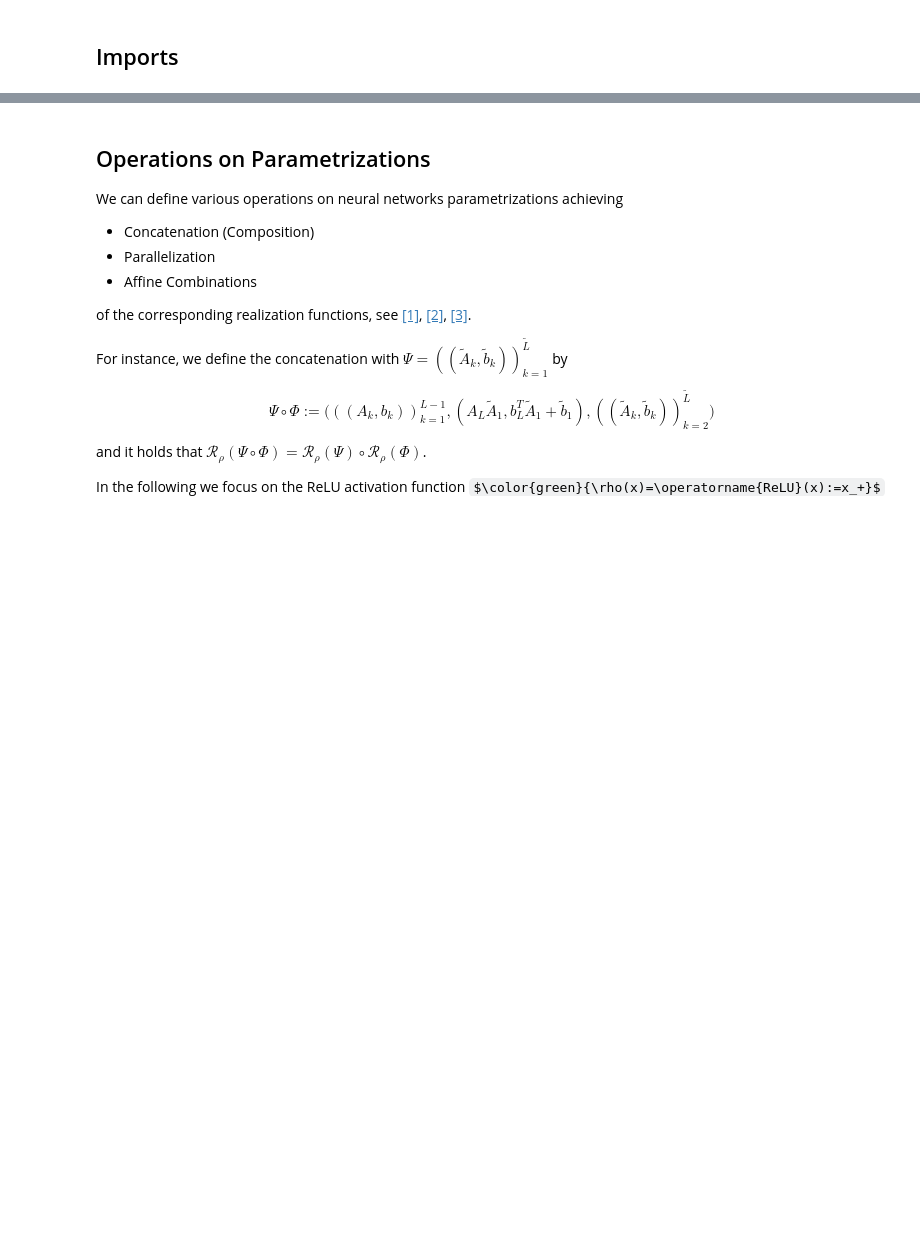
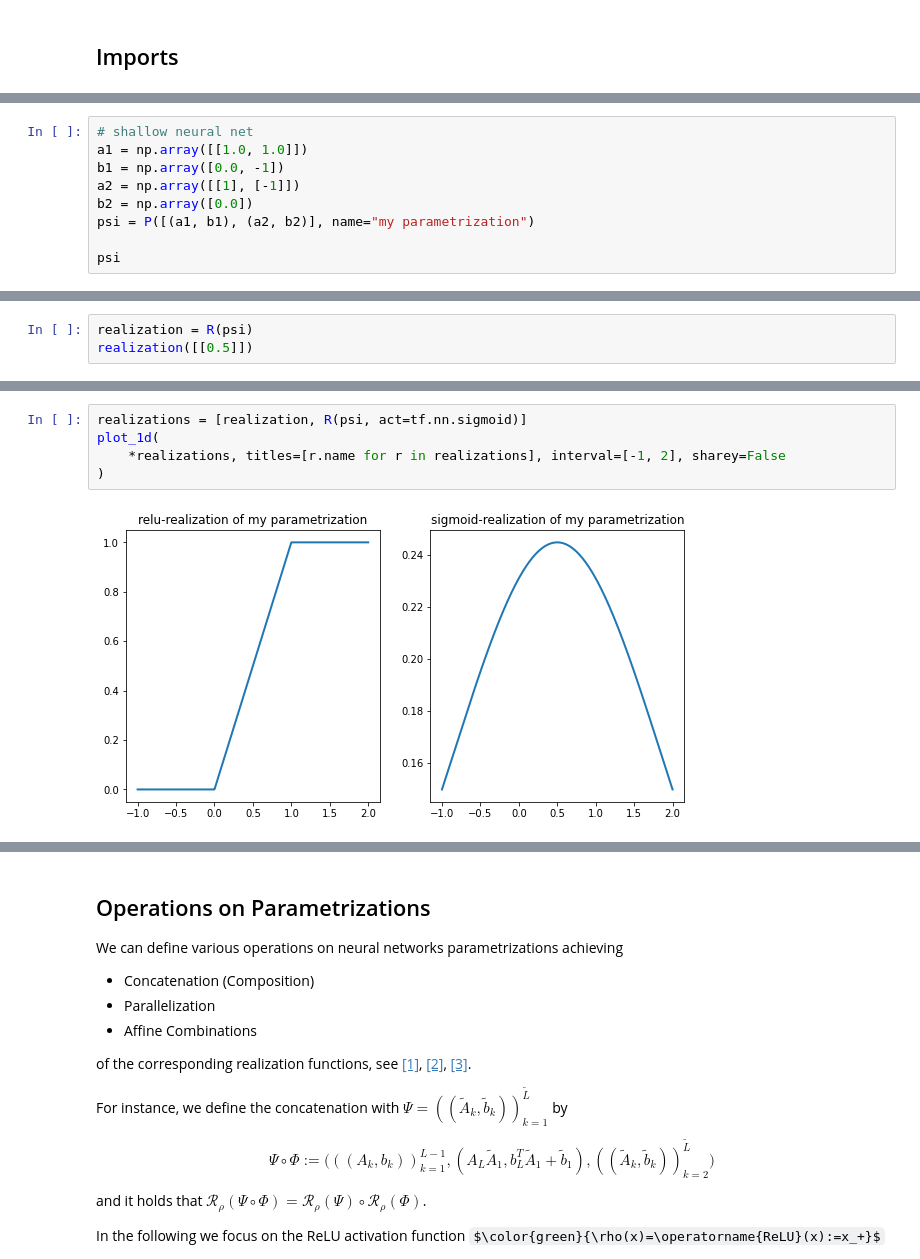
Before and after one commit to juliusberner/oberwolfach_workshop, a Jupyter notebook: NN_Approximation.ipynb, the cells around one changed output, grey strips where cells are left out. Drawn from its saved outputs; the diff is of its cells as text; some formulas as TeX source; blank space fills up the shorter version.

```diff
--- a/NN_Approximation.ipynb
+++ b/NN_Approximation.ipynb
@@ -311,0 +69,9 @@ plot_1d(D(Phi), interval=[-1,2])
+# %%
+# shallow neural net
+a1 = np.array([[1.0, 1.0]])
+b1 = np.array([0.0, -1])
+a2 = np.array([[1], [-1]])
+b2 = np.array([0.0])
+psi = P([(a1, b1), (a2, b2)], name="my parametrization")
+
+psi
@@ -311,0 +123,3 @@ plot_1d(D(Phi), interval=[-1,2])
+# %%
+realization = R(psi)
+realization([[0.5]])
@@ -311,0 +149,7 @@ plot_1d(D(Phi), interval=[-1,2])
+# %%
+realizations = [realization, R(psi, act=tf.nn.sigmoid)]
+plot_1d(
+    *realizations, titles=[r.name for r in realizations], interval=[-1, 2], sharey=False
+)
+# %% [output]
+[figure, added]
```
Also changed, not shown: parts of 113 cells of this notebook, 8 other files.
